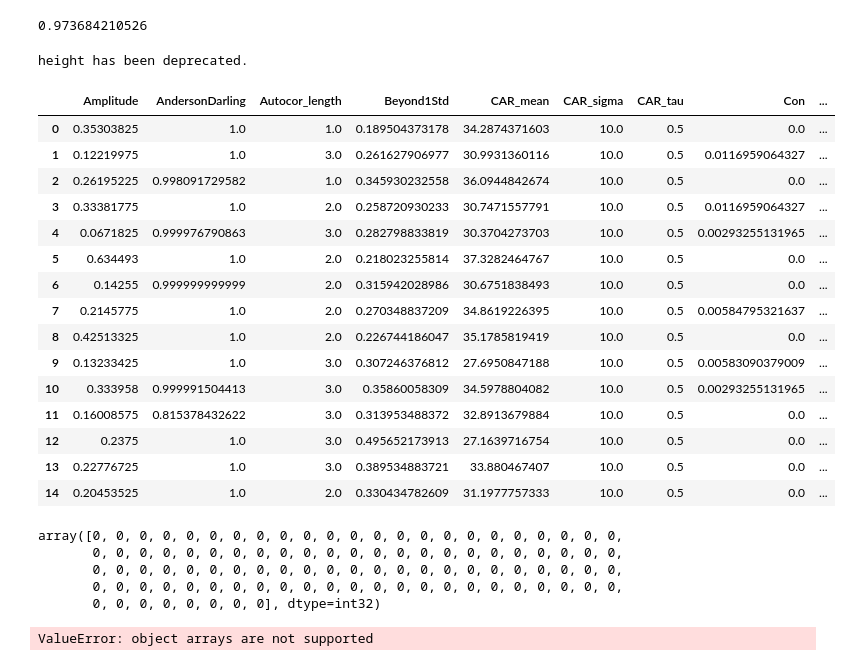
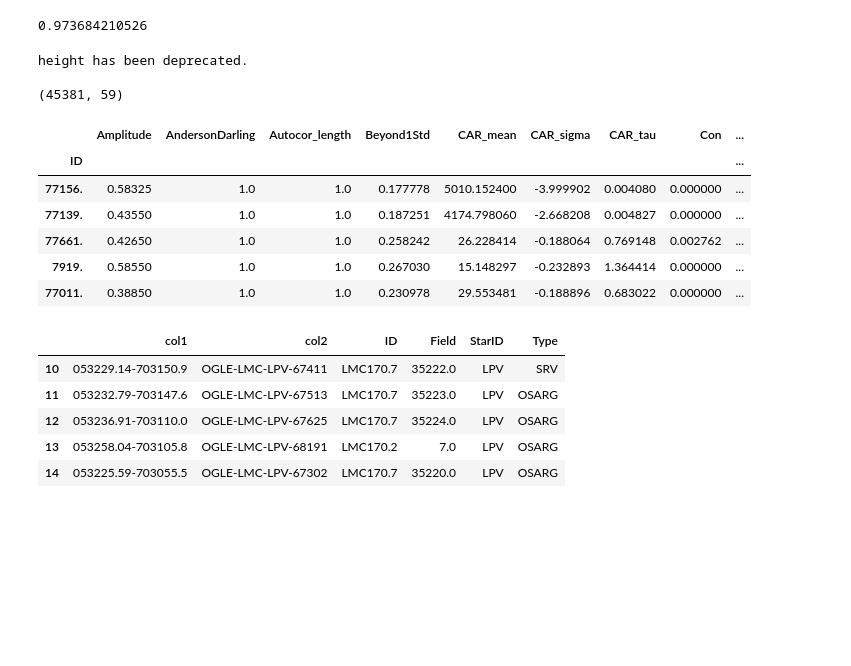
Before and after one commit to meraioth/LSSDS_Group_A, a Jupyter notebook: notebooks/Random Forest.ipynb, the cells around one changed output. Cells and saved outputs as stored; diff of their text form; code cells hidden in the pictures; blank space fills up the shorter version.

```diff
--- a/notebooks/Random Forest.ipynb
+++ b/notebooks/Random Forest.ipynb
@@ -83,54 +84,43 @@ print(accuracy_score(predicted, y_test))
 # %% [output]
 0.973684210526
 # %%
+# Defining dataframe of features
+
 pd.set_option('display.height', 1000)
 pd.set_option('display.max_rows', 100)
 pd.set_option('display.max_columns', 100)
 pd.set_option('display.width', 1000)
 
-features = pd.read_csv("lc_output_catalina.txt", sep='\s+', dtype='string')
+path = "filedir/"
+dir = os.listdir(path)
+features = pd.DataFrame()
+for aux in dir :
+    if re.search(".txt",aux):
+        file = pd.read_csv(path+aux,sep=" ",index_col=38)
+        features = features.append(file)
 
-feat_df = pd.DataFrame(features)
 
-ID = feat_df["ID"]
 
-feat_df = feat_df.drop('ID', 1)
+print features.shape
 
-feat_df
+features.index = features.index.str[20:26]
+
+# features["ID"] = features["ID"].str[20:26]
+
+# feat_df = feat_df[feat_df['Amplitude'] != 'Amplitude']
+
+# features = features.drop('ID', 1)
+
+
+features.head()
 # %% [output]
 height has been deprecated.
+
+(45381, 59)
 |  | Amplitude | AndersonDarling | Autocor_length | Beyond1Std | CAR_mean | CAR_sigma | CAR_tau | Con | ... |
-| 0 | 0.35303825 | 1.0 | 1.0 | 0.189504373178 | 34.2874371603 | 10.0 | 0.5 | 0.0 | ... |
-| 1 | 0.12219975 | 1.0 | 3.0 | 0.261627906977 | 30.9931360116 | 10.0 | 0.5 | 0.0116959064327 | ... |
-| 2 | 0.26195225 | 0.998091729582 | 1.0 | 0.345930232558 | 36.0944842674 | 10.0 | 0.5 | 0.0 | ... |
-| 3 | 0.33381775 | 1.0 | 2.0 | 0.258720930233 | 30.7471557791 | 10.0 | 0.5 | 0.0116959064327 | ... |
-| 4 | 0.0671825 | 0.999976790863 | 3.0 | 0.282798833819 | 30.3704273703 | 10.0 | 0.5 | 0.00293255131965 | ... |
-| 5 | 0.634493 | 1.0 | 2.0 | 0.218023255814 | 37.3282464767 | 10.0 | 0.5 | 0.0 | ... |
-| 6 | 0.14255 | 0.999999999999 | 2.0 | 0.315942028986 | 30.6751838493 | 10.0 | 0.5 | 0.0 | ... |
-| 7 | 0.2145775 | 1.0 | 2.0 | 0.270348837209 | 34.8619226395 | 10.0 | 0.5 | 0.00584795321637 | ... |
-| 8 | 0.42513325 | 1.0 | 2.0 | 0.226744186047 | 35.1785819419 | 10.0 | 0.5 | 0.0 | ... |
-| 9 | 0.13233425 | 1.0 | 3.0 | 0.307246376812 | 27.6950847188 | 10.0 | 0.5 | 0.00583090379009 | ... |
-| 10 | 0.333958 | 0.999991504413 | 3.0 | 0.35860058309 | 34.5978804082 | 10.0 | 0.5 | 0.00293255131965 | ... |
-| 11 | 0.16008575 | 0.815378432622 | 3.0 | 0.313953488372 | 32.8913679884 | 10.0 | 0.5 | 0.0 | ... |
-| 12 | 0.2375 | 1.0 | 3.0 | 0.495652173913 | 27.1639716754 | 10.0 | 0.5 | 0.0 | ... |
-| 13 | 0.22776725 | 1.0 | 3.0 | 0.389534883721 | 33.880467407 | 10.0 | 0.5 | 0.0 | ... |
-| 14 | 0.20453525 | 1.0 | 2.0 | 0.330434782609 | 31.1977757333 | 10.0 | 0.5 | 0.0 | ... |
+| ID |  |  |  |  |  |  |  |  | ... |
+| 77156. | 0.58325 | 1.0 | 1.0 | 0.177778 | 5010.152400 | -3.999902 | 0.004080 | 0.000000 | ... |
+| 77139. | 0.43550 | 1.0 | 1.0 | 0.187251 | 4174.798060 | -2.668208 | 0.004827 | 0.000000 | ... |
+| 77661. | 0.42650 | 1.0 | 1.0 | 0.258242 | 26.228414 | -0.188064 | 0.769148 | 0.002762 | ... |
+| 7919. | 0.58550 | 1.0 | 1.0 | 0.267030 | 15.148297 | -0.232893 | 1.364414 | 0.000000 | ... |
+| 77011. | 0.38850 | 1.0 | 1.0 | 0.230978 | 29.553481 | -0.188896 | 0.683022 | 0.000000 | ... |
-# %%
-from sklearn.cluster import KMeans
-
-import numpy as np
-
-kmeans = KMeans(n_clusters=4, random_state=0).fit(feat_df)
-kmeans.labels_
-# %% [output]
-array([0, 0, 0, 0, 0, 0, 0, 0, 0, 0, 0, 0, 0, 0, 0, 0, 0, 0, 0, 0, 0, 0, 0,
-       0, 0, 0, 0, 0, 0, 0, 0, 0, 0, 0, 0, 0, 0, 0, 0, 0, 0, 0, 0, 0, 0, 0,
-       0, 0, 0, 0, 0, 0, 0, 0, 0, 0, 0, 0, 0, 0, 0, 0, 0, 0, 0, 0, 0, 0, 0,
-       0, 0, 0, 0, 0, 0, 0, 0, 0, 0, 0, 0, 0, 0, 0, 0, 0, 0, 0, 0, 0, 0, 0,
-       0, 0, 0, 0, 0, 0, 0, 0], dtype=int32)
-# %%
-from scipy.cluster.vq import kmeans, kmeans2, whiten
-
-centroid, label = kmeans2(feat_df, 10)
-# %% [output]
-ValueError: object arrays are not supported
@@ -140,0 +127,11 @@ ValueError: object arrays are not supported
+# %%
+training = pd.read_csv("289_awk_edited.txt",sep=" ",index_col=0)
+
+training.head()
+# %% [output]
+|  | col1 | col2 | ID | Field | StarID | Type |
+| 10 | 053229.14-703150.9 | OGLE-LMC-LPV-67411 | LMC170.7 | 35222.0 | LPV | SRV |
+| 11 | 053232.79-703147.6 | OGLE-LMC-LPV-67513 | LMC170.7 | 35223.0 | LPV | OSARG |
+| 12 | 053236.91-703110.0 | OGLE-LMC-LPV-67625 | LMC170.7 | 35224.0 | LPV | OSARG |
+| 13 | 053258.04-703105.8 | OGLE-LMC-LPV-68191 | LMC170.2 | 7.0 | LPV | OSARG |
+| 14 | 053225.59-703055.5 | OGLE-LMC-LPV-67302 | LMC170.7 | 35220.0 | LPV | OSARG |
```
Also changed, not shown: parts of 9 cells of this notebook.
